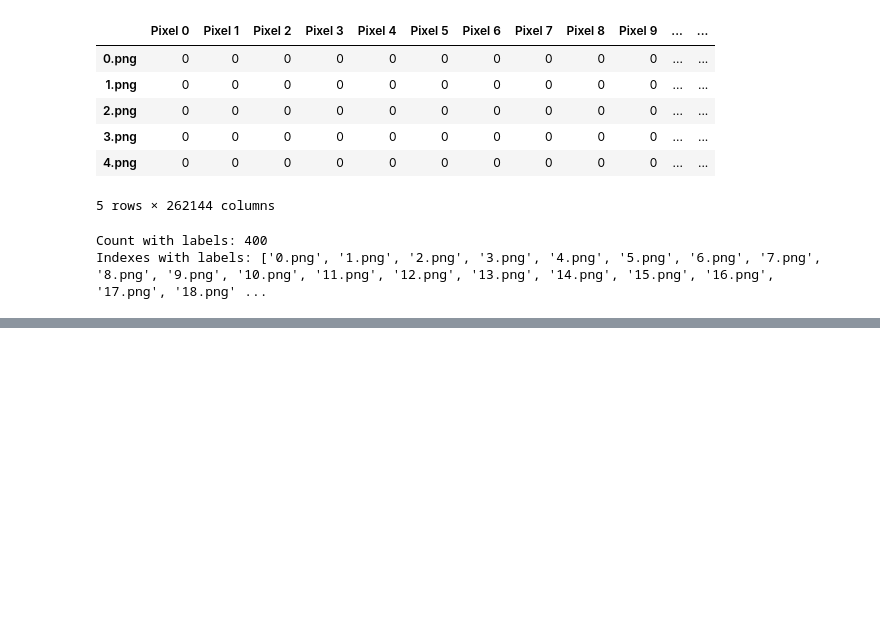
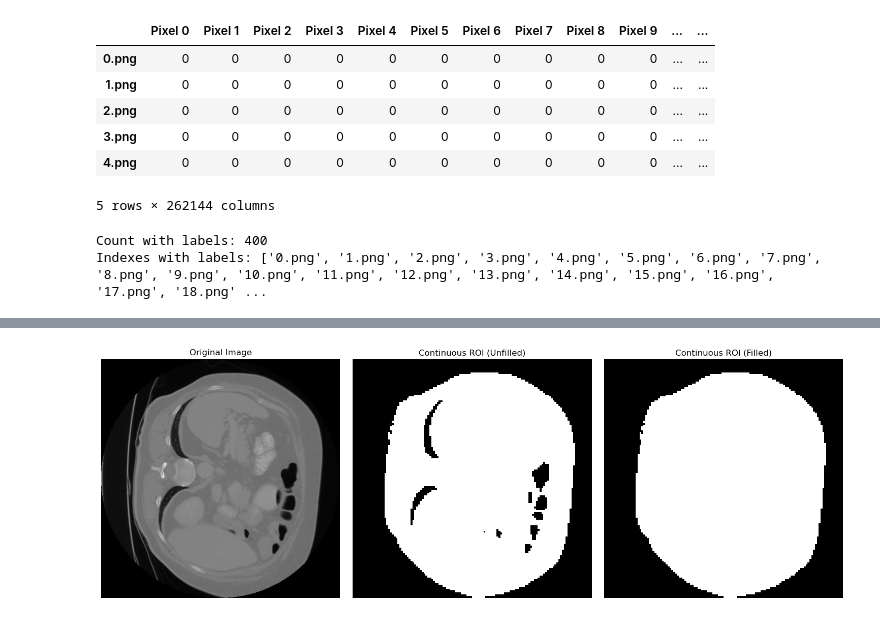
Before and after one commit to 54CHA-PJ/ECN-Challenge-Data-IRM, a Jupyter notebook: jun_ml_2.ipynb, the cells around one changed output, grey strips where cells are left out. Cells and saved outputs as stored; diff of their text form; code cells hidden in the pictures; blank space fills up the shorter version.

```diff
--- a/jun_ml_2.ipynb
+++ b/jun_ml_2.ipynb
@@ -143,6 +142,46 @@ plt.show()
 # %% [output]
 [figure]
 [figure]
+# %%
+import numpy as np
+import matplotlib.pyplot as plt
+from skimage import filters, measure, morphology
+from scipy.ndimage import binary_fill_holes
+
+# Assuming preprocessed_image is already obtained
+image = data_train[2]
+preprocessed_image = preprocess_image(image)
+
+# Apply Otsu's thresholding
+threshold = filters.threshold_otsu(preprocessed_image)
+binary_mask = preprocessed_image > threshold
+
+# Select the largest connected component to ensure continuity
+labeled_mask = measure.label(binary_mask)
+regions = measure.regionprops(labeled_mask)
+largest_region = max(regions, key=lambda r: r.area)  # Find the largest region
+continuous_mask = labeled_mask == largest_region.label
+
+filled_mask = binary_fill_holes(continuous_mask)
+
+# Visualize the result
+fig, axes = plt.subplots(1, 3, figsize=(15, 5))
+axes[0].imshow(image, cmap='gray')
+axes[0].set_title('Original Image')
+axes[0].axis('off')
+
+axes[1].imshow(continuous_mask, cmap='gray')
+axes[1].set_title('Continuous ROI (Unfilled)')
+axes[1].axis('off')
+
+axes[2].imshow(filled_mask, cmap='gray')
+axes[2].set_title('Continuous ROI (Filled)')
+axes[2].axis('off')
+
+plt.tight_layout()
+plt.show()
+# %% [output]
+[figure, added]
 # %%
 # Define the range of k values
 k_values = [20, 40, 50]
```
Also changed, not shown: parts of 12 cells of this notebook, 1 other file.
